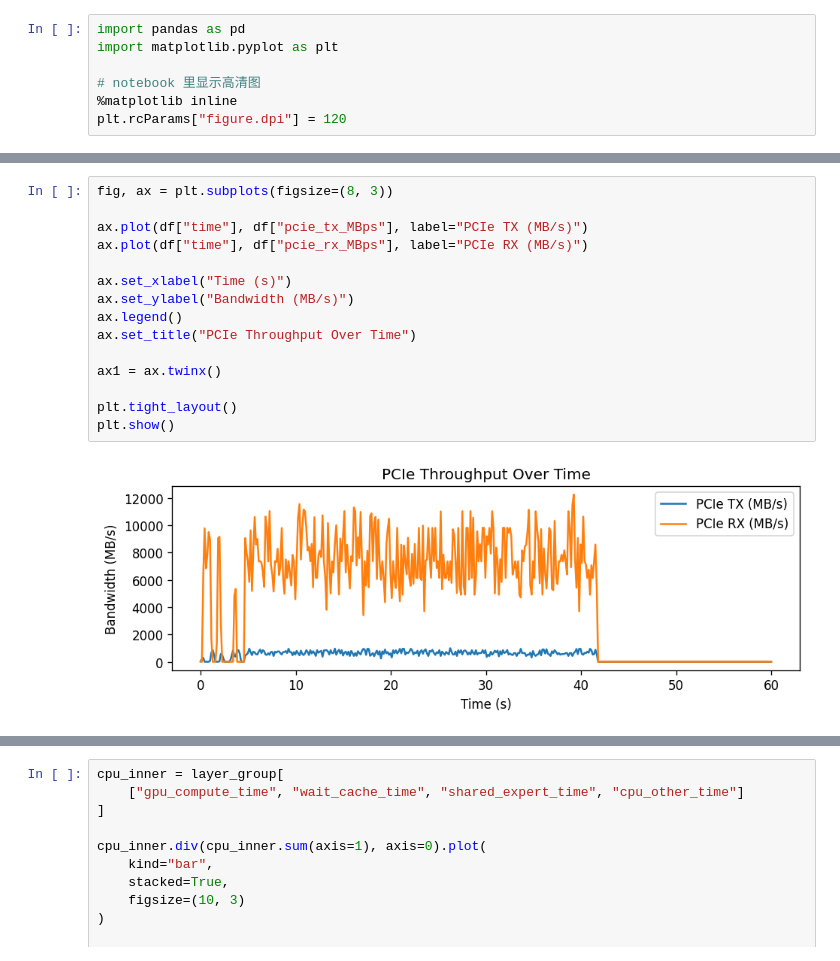
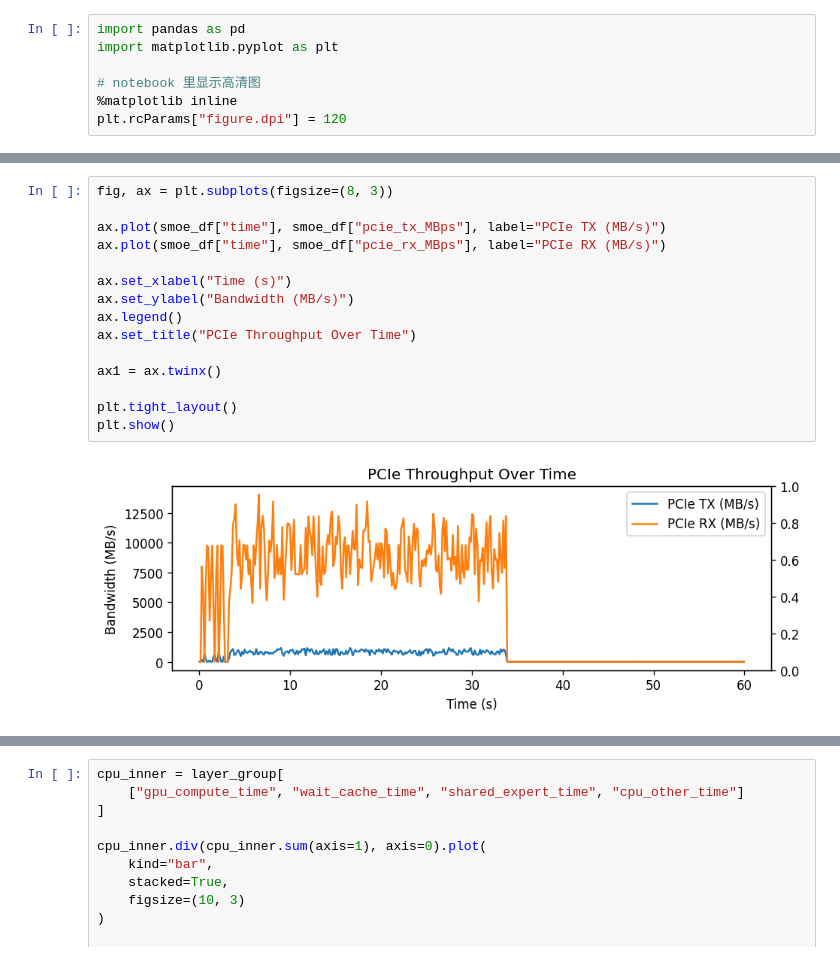
Before and after one commit to rzhang772/ktransformers, a Jupyter notebook: expirments/figures.ipynb, the cells around one changed output, grey strips where cells are left out. Drawn from its saved outputs; the diff is of its cells as text.

```diff
--- a/expirments/figures.ipynb
+++ b/expirments/figures.ipynb
@@ -591,20 +650,20 @@ plt.show()
 # %%
 fig, ax = plt.subplots(figsize=(8, 3))
 
-ax.plot(df["time"], df["pcie_tx_MBps"], label="PCIe TX (MB/s)")
-ax.plot(df["time"], df["pcie_rx_MBps"], label="PCIe RX (MB/s)")
+ax.plot(smoe_df["time"], smoe_df["pcie_tx_MBps"], label="PCIe TX (MB/s)")
+ax.plot(smoe_df["time"], smoe_df["pcie_rx_MBps"], label="PCIe RX (MB/s)")
 
 ax.set_xlabel("Time (s)")
 ax.set_ylabel("Bandwidth (MB/s)")
 ax.legend()
 ax.set_title("PCIe Throughput Over Time")
 
 ax1 = ax.twinx()
 
 plt.tight_layout()
 plt.show()
 # %% [output]
-[figure, old version]
+[figure, new version]
 # %%
 fig, ax = plt.subplots(figsize=(8, 3))
 
```
Also changed, not shown: parts of 20 cells of this notebook, 16 other files.
